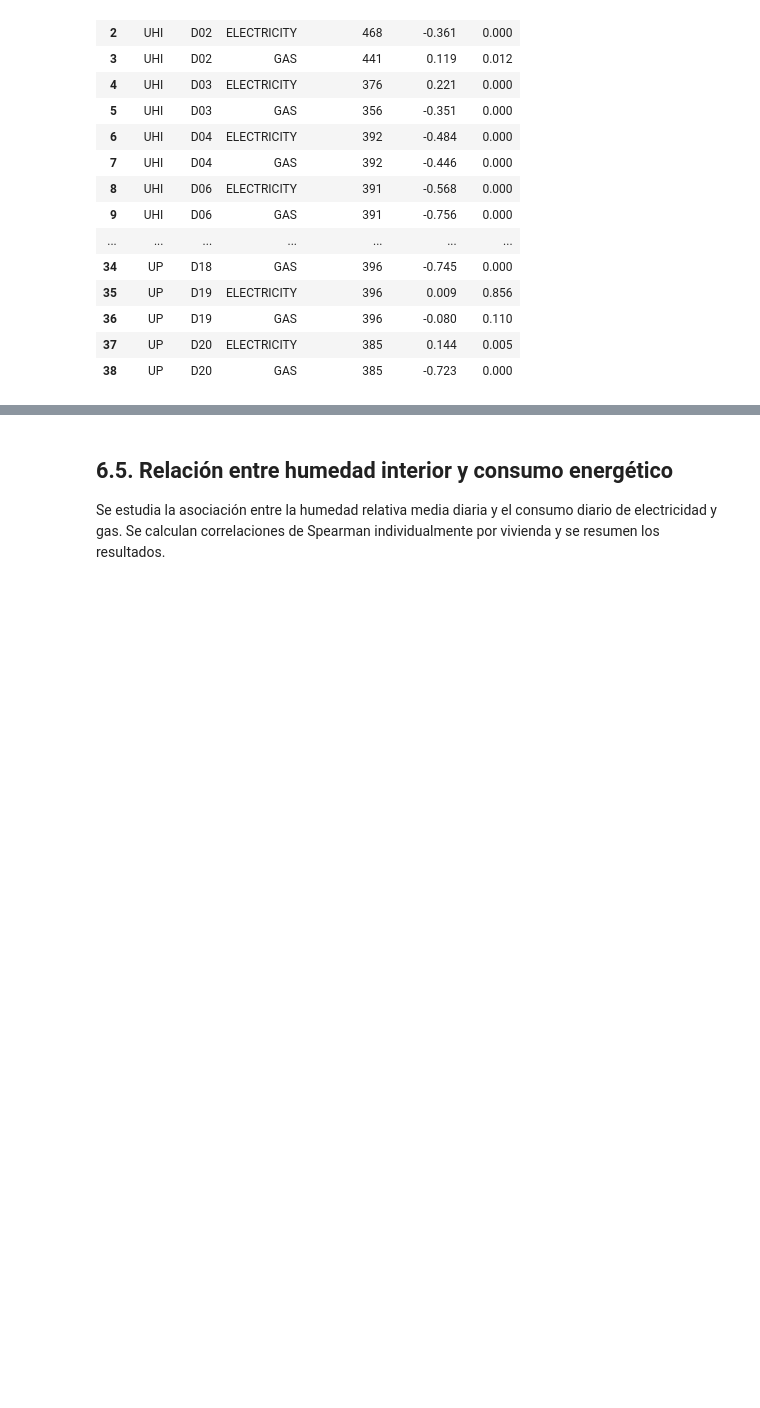
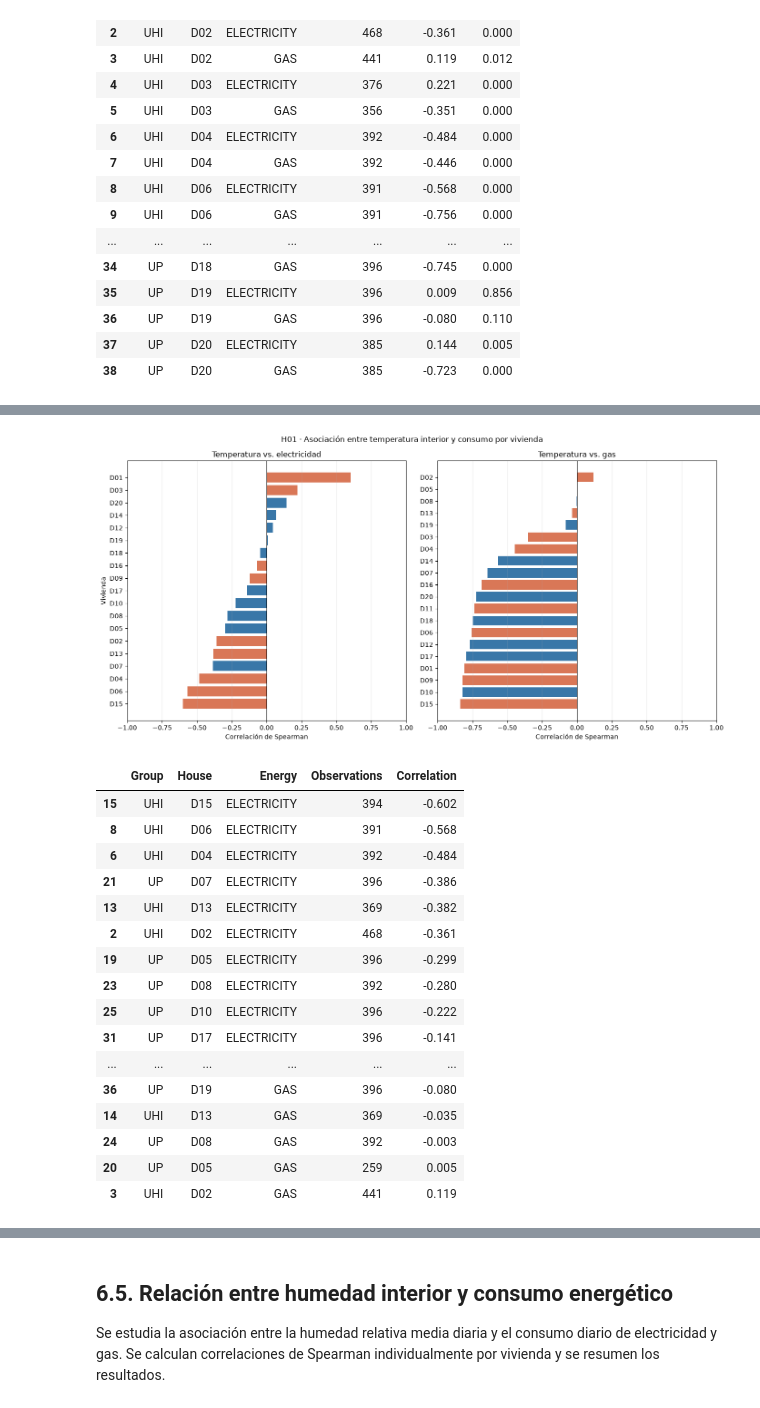
Before and after one commit to mochilooo/EDA-Monitorizacion-Energetica, a Jupyter notebook: src/main.ipynb, the cells around one changed output, grey strips where cells are left out. Drawn from its saved outputs; the diff is of its cells as text; code cells hidden in the pictures; blank space fills up the shorter version.

```diff
--- a/src/main.ipynb
+++ b/src/main.ipynb
@@ -3740,0 +3835,52 @@ display(correlation_summary.round(3))
+# %%
+import matplotlib.pyplot as plt
+
+fig, axes = plt.subplots(1, 2, figsize=(14, 7), sharex=True)
+
+colores_grupo = {"UHI": "#D97757", "UP": "#3977A8"}
+titulos = {
+    "ELECTRICITY": "Temperatura vs. electricidad",
+    "GAS": "Temperatura vs. gas"
+}
+
+for ax, energy in zip(axes, ["ELECTRICITY", "GAS"]):
+    datos = df_correlations[df_correlations["Energy"] == energy].copy()
+    datos = datos.sort_values("Correlation")
+
+    colores = datos["Group"].map(colores_grupo)
+    ax.barh(datos["House"], datos["Correlation"], color=colores)
+    ax.axvline(0, color="black", linewidth=0.8)
+    ax.set_xlim(-1, 1)
+    ax.set_title(titulos[energy])
+    ax.set_xlabel("Correlación de Spearman")
+    ax.grid(axis="x", alpha=0.25)
+
+axes[0].set_ylabel("Vivienda")
+fig.suptitle("H01 · Asociación entre temperatura interior y consumo por vivienda")
+fig.tight_layout()
+plt.show()
+
+display(
+    df_correlations[["Group", "House", "Energy", "Observations", "Correlation"]]
+    .sort_values(["Energy", "Correlation"])
+    .round(3)
+)
+# %% [output]
+[figure, added]
+|  | Group | House | Energy | Observations | Correlation |
+| 15 | UHI | D15 | ELECTRICITY | 394 | -0.602 |
+| 8 | UHI | D06 | ELECTRICITY | 391 | -0.568 |
+| 6 | UHI | D04 | ELECTRICITY | 392 | -0.484 |
+| 21 | UP | D07 | ELECTRICITY | 396 | -0.386 |
+| 13 | UHI | D13 | ELECTRICITY | 369 | -0.382 |
+| 2 | UHI | D02 | ELECTRICITY | 468 | -0.361 |
+| 19 | UP | D05 | ELECTRICITY | 396 | -0.299 |
+| 23 | UP | D08 | ELECTRICITY | 392 | -0.280 |
+| 25 | UP | D10 | ELECTRICITY | 396 | -0.222 |
+| 31 | UP | D17 | ELECTRICITY | 396 | -0.141 |
+| ... | ... | ... | ... | ... | ... |
+| 36 | UP | D19 | GAS | 396 | -0.080 |
+| 14 | UHI | D13 | GAS | 369 | -0.035 |
+| 24 | UP | D08 | GAS | 392 | -0.003 |
+| 20 | UP | D05 | GAS | 259 | 0.005 |
+| 3 | UHI | D02 | GAS | 441 | 0.119 |
```
Also changed, not shown: parts of 24 cells of this notebook, 3 other files.
